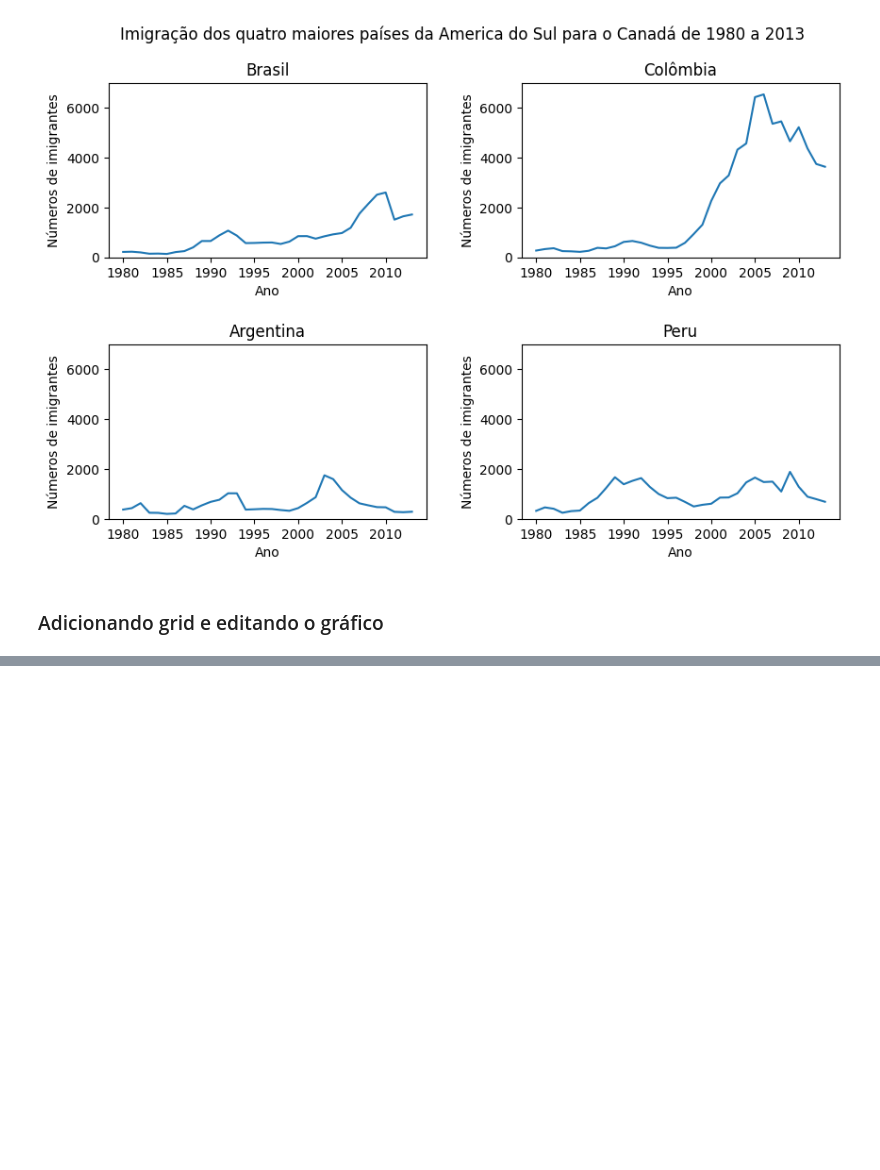
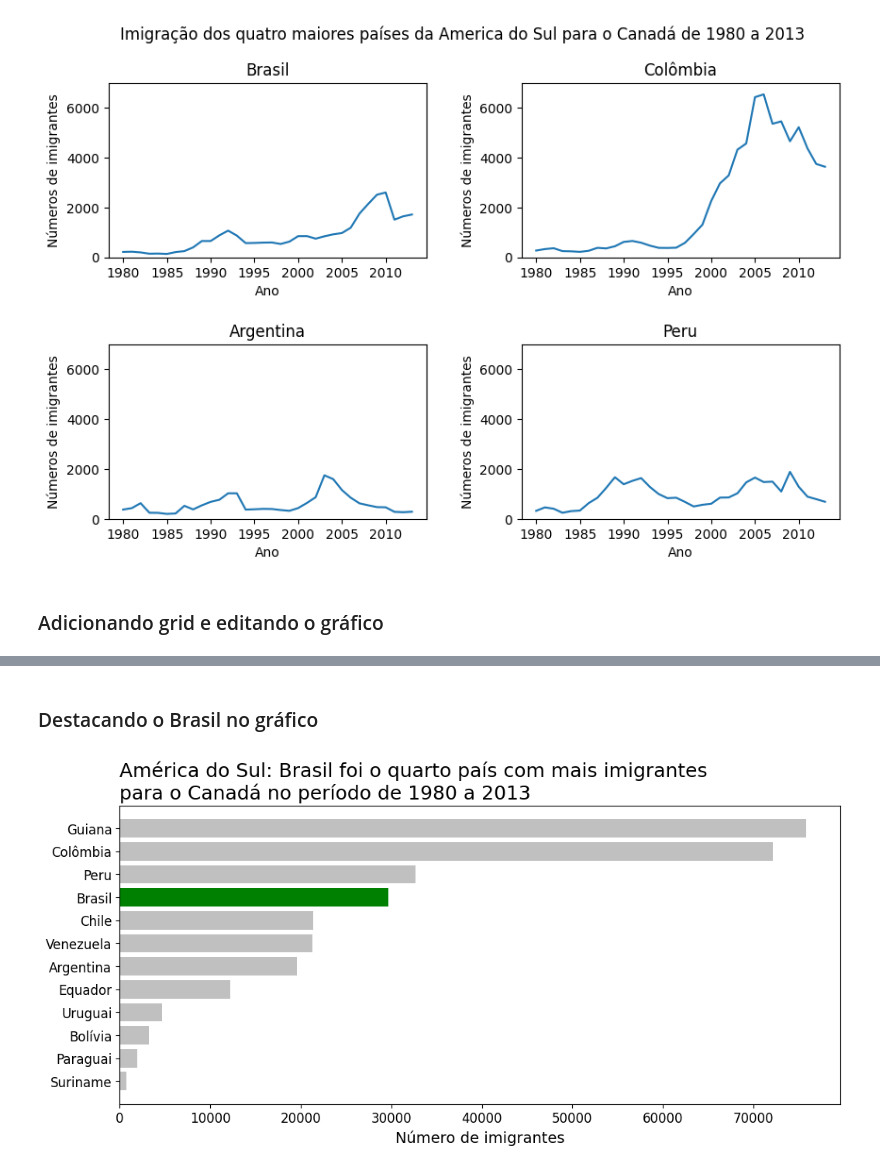
Before and after one commit to dfarneym/data_visualization, a Jupyter notebook: DataVisualization.ipynb, the cells around one changed output, grey strips where cells are left out. Drawn from its saved outputs; the diff is of its cells as text; code cells hidden in the pictures; blank space fills up the shorter version.

```diff
--- a/DataVisualization.ipynb
+++ b/DataVisualization.ipynb
@@ -280,0 +383,36 @@ plt.show
+# %% [markdown]
+### Destacando o Brasil no gráfico
+# %%
+# Plotar um gráfico que tenha o total de ligações pra cada um dos paises
+# Utilizando um 'gráco de barras na horizontal', ao invés de um gráfico de linhas, pois contém uma grande quantidade
+
+#Lista de cores vazia
+cores = []
+
+# Fazendo uma interação para destacar o Brasil no gráfico
+for pais in america_sul_sorted.index:
+    if pais == 'Brasil':
+        cores.append('green')
+    else:
+        cores.append('silver')
+
+# Primeiro criamos uma figura e dizemos que ela contem eixos
+# Essa figura tem um tamanho figsize
+fig, ax = plt.subplots(figsize=(12,5))
+
+# A linha abaixo determina quem é o meu x e y no gráfico, em seguida as cores
+ax.barh(america_sul_sorted.index, america_sul_sorted['Total'], color=cores)
+
+#Setando um titulo, alinhamento e tamanho da fonte
+ax.set_title('América do Sul: Brasil foi o quarto país com mais imigrantes\npara o Canadá no período de 1980 a 2013', loc='left', fontsize=18)
+
+ax.set_xlabel('Número de imigrantes', fontsize=14)
+ax.set_ylabel('')
+ax.xaxis.set_tick_params(labelsize=12)
+ax.yaxis.set_tick_params(labelsize=12)
+
+
+
+plt.show()
+# %% [output]
+[figure, added]
```
Also changed, not shown: parts of 45 cells of this notebook.
